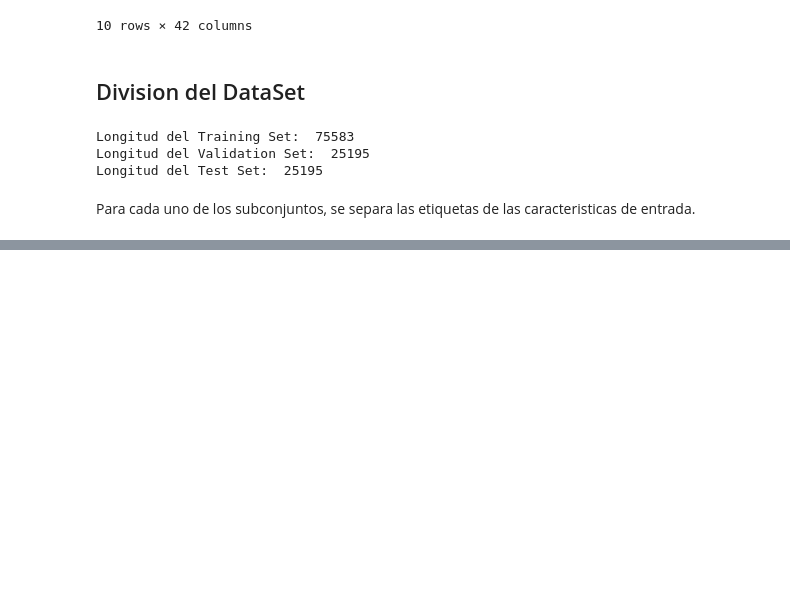
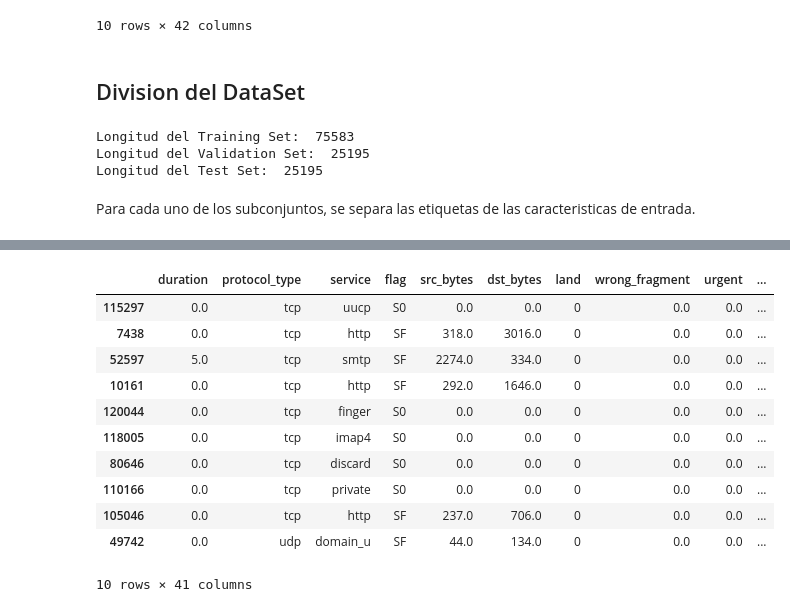
Before and after one commit to itsFDavid/Simulacion, a Jupyter notebook: 10-Evaluacion_de_resultado/10-Evaluacion_de_resultados.ipynb, the cells around one changed output, grey strips where cells are left out. Cells and saved outputs as stored; diff of their text form; code cells hidden in the pictures; blank space fills up the shorter version.

```diff
--- a/10-Evaluacion_de_resultado/10-Evaluacion_de_resultados.ipynb
+++ b/10-Evaluacion_de_resultado/10-Evaluacion_de_resultados.ipynb
@@ -146,0 +193,15 @@ y_val = val_set["class"].copy()
+# %%
+X_val.head(10)
+# %% [output]
+|  | duration | protocol_type | service | flag | src_bytes | dst_bytes | land | wrong_fragment | urgent | ... |
+| 115297 | 0.0 | tcp | uucp | S0 | 0.0 | 0.0 | 0 | 0.0 | 0.0 | ... |
+| 7438 | 0.0 | tcp | http | SF | 318.0 | 3016.0 | 0 | 0.0 | 0.0 | ... |
+| 52597 | 5.0 | tcp | smtp | SF | 2274.0 | 334.0 | 0 | 0.0 | 0.0 | ... |
+| 10161 | 0.0 | tcp | http | SF | 292.0 | 1646.0 | 0 | 0.0 | 0.0 | ... |
+| 120044 | 0.0 | tcp | finger | S0 | 0.0 | 0.0 | 0 | 0.0 | 0.0 | ... |
+| 118005 | 0.0 | tcp | imap4 | S0 | 0.0 | 0.0 | 0 | 0.0 | 0.0 | ... |
+| 80646 | 0.0 | tcp | discard | S0 | 0.0 | 0.0 | 0 | 0.0 | 0.0 | ... |
+| 110166 | 0.0 | tcp | private | S0 | 0.0 | 0.0 | 0 | 0.0 | 0.0 | ... |
+| 105046 | 0.0 | tcp | http | SF | 237.0 | 706.0 | 0 | 0.0 | 0.0 | ... |
+| 49742 | 0.0 | udp | domain_u | SF | 44.0 | 134.0 | 0 | 0.0 | 0.0 | ... |
+10 rows × 41 columns
```
Also changed, not shown: parts of 9 cells of this notebook.
